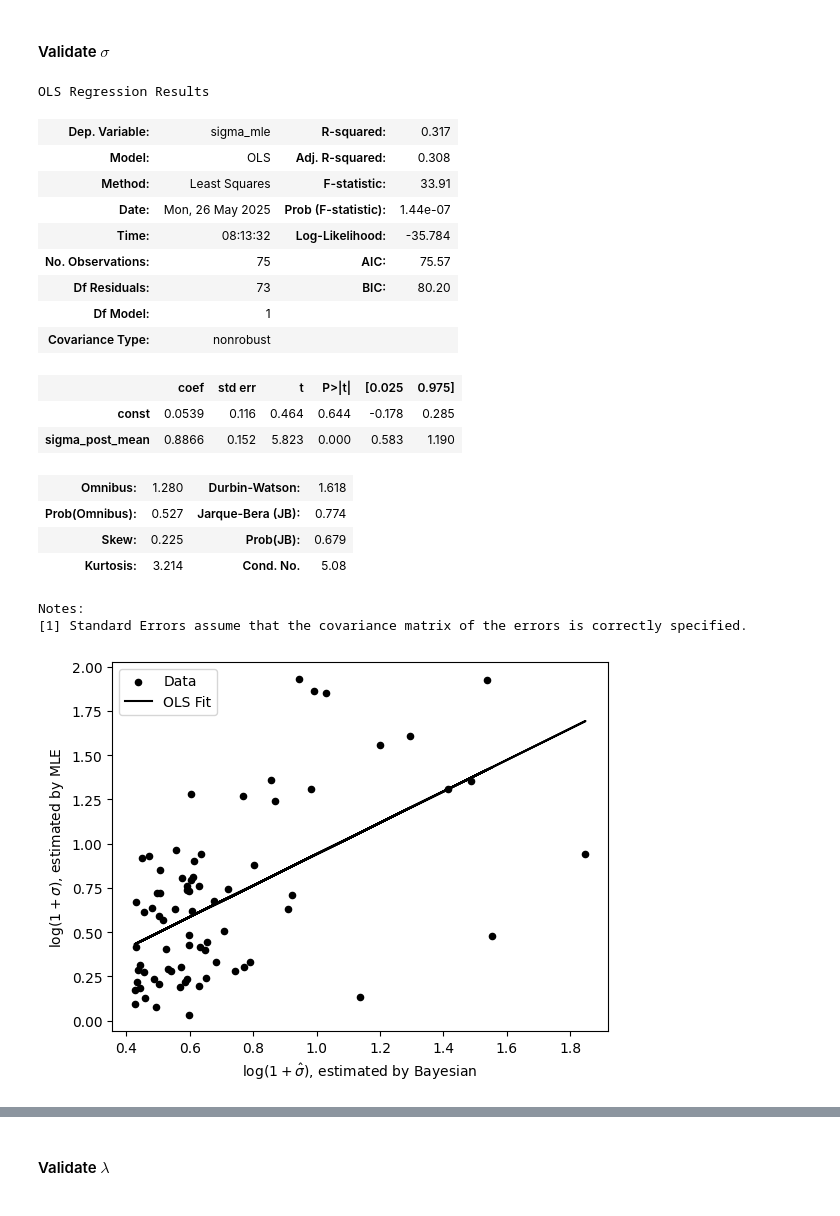
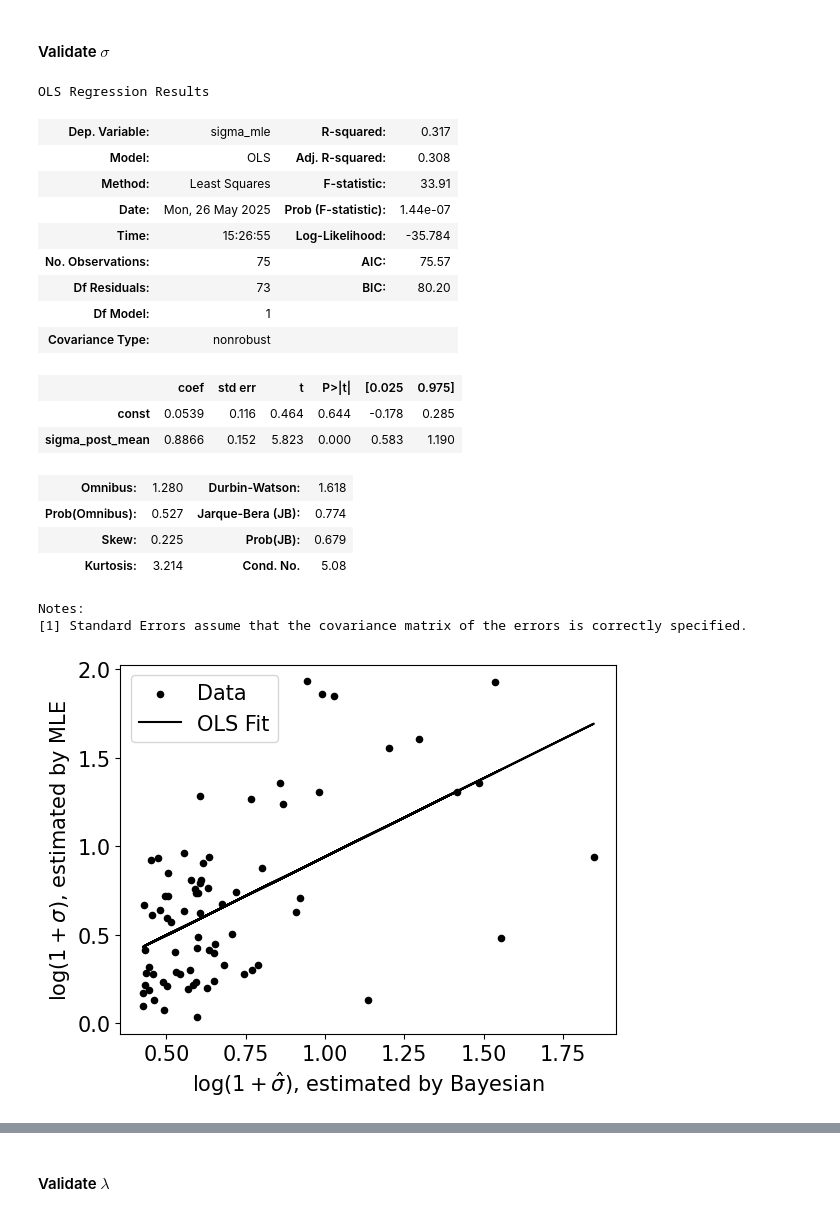
Before and after one commit to zhuanglinsheng/kaggle-contest-design, a Jupyter notebook: metakaggle/_validate.ipynb, the cells around one changed output, grey strips where cells are left out. Drawn from its saved outputs; the diff is of its cells as text; code cells hidden in the pictures.

```diff
--- a/metakaggle/_validate.ipynb
+++ b/metakaggle/_validate.ipynb
@@ -373,35 +373,36 @@ sigma_hat_mle = np.log(1 + cross_contests['sigma_mle'])
 X_sigma = sm.add_constant(sigma_hat_bayes)
 model_sigma = sm.OLS(sigma_hat_mle, X_sigma).fit()
 sigma_hat_fit = model_sigma.predict(X_sigma)
 display(model_sigma.summary())
 
+plt.rcParams.update({'font.size': 15})
 plt.scatter(sigma_hat_bayes, sigma_hat_mle, s=20, label="Data", color="black", )
 plt.plot(sigma_hat_bayes, sigma_hat_fit, label="OLS Fit", color="black")
 plt.xlabel(r"$\log(1+\hat\sigma)$, estimated by Bayesian")
 plt.ylabel(r"$\log(1+\sigma)$, estimated by MLE")
 plt.legend(loc='upper left')
 plt.show()
 # %% [output]
 OLS Regression Results
 | Dep. Variable: | sigma_mle | R-squared: | 0.317 |
 | Model: | OLS | Adj. R-squared: | 0.308 |
 | Method: | Least Squares | F-statistic: | 33.91 |
 | Date: | Mon, 26 May 2025 | Prob (F-statistic): | 1.44e-07 |
-| Time: | 08:13:32 | Log-Likelihood: | -35.784 |
+| Time: | 15:26:55 | Log-Likelihood: | -35.784 |
 | No. Observations: | 75 | AIC: | 75.57 |
 | Df Residuals: | 73 | BIC: | 80.20 |
 | Df Model: | 1 |  |  |
 | Covariance Type: | nonrobust |  |  |
 |  | coef | std err | t | P>|t| | [0.025 | 0.975] |
 | const | 0.0539 | 0.116 | 0.464 | 0.644 | -0.178 | 0.285 |
 | sigma_post_mean | 0.8866 | 0.152 | 5.823 | 0.000 | 0.583 | 1.190 |
 | Omnibus: | 1.280 | Durbin-Watson: | 1.618 |
 | Prob(Omnibus): | 0.527 | Jarque-Bera (JB): | 0.774 |
 | Skew: | 0.225 | Prob(JB): | 0.679 |
 | Kurtosis: | 3.214 | Cond. No. | 5.08 |
 Notes:
 [1] Standard Errors assume that the covariance matrix of the errors is correctly specified.
-[figure, old version]
+[figure, new version]
 # %%
 outlier_test_result = model_sigma.outlier_test(method='bonf', alpha=0.05)
 #display(outlier_test_result)
```
Also changed, not shown: parts of 3 cells of this notebook, 2 other files.
